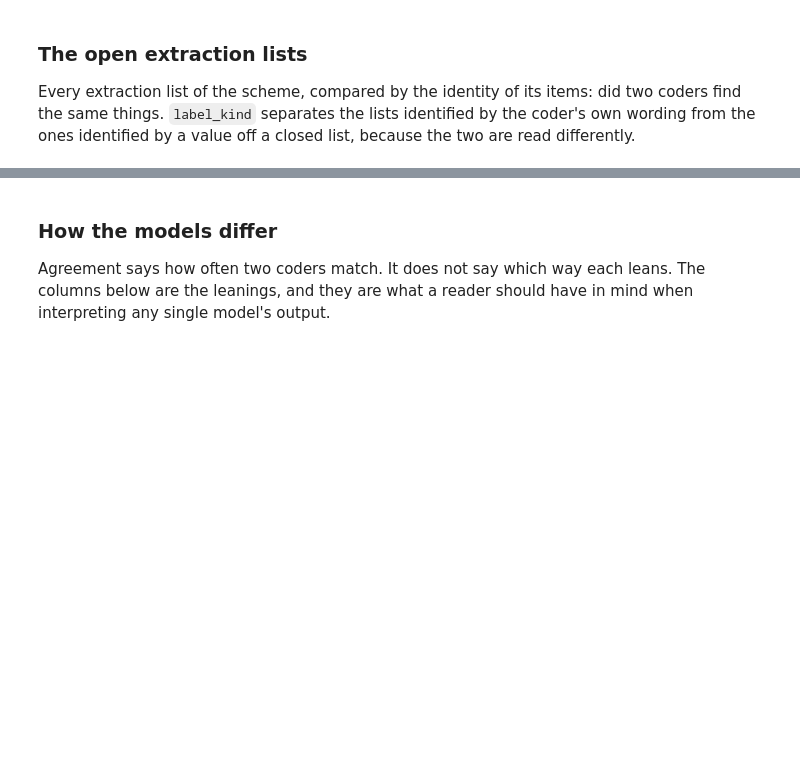
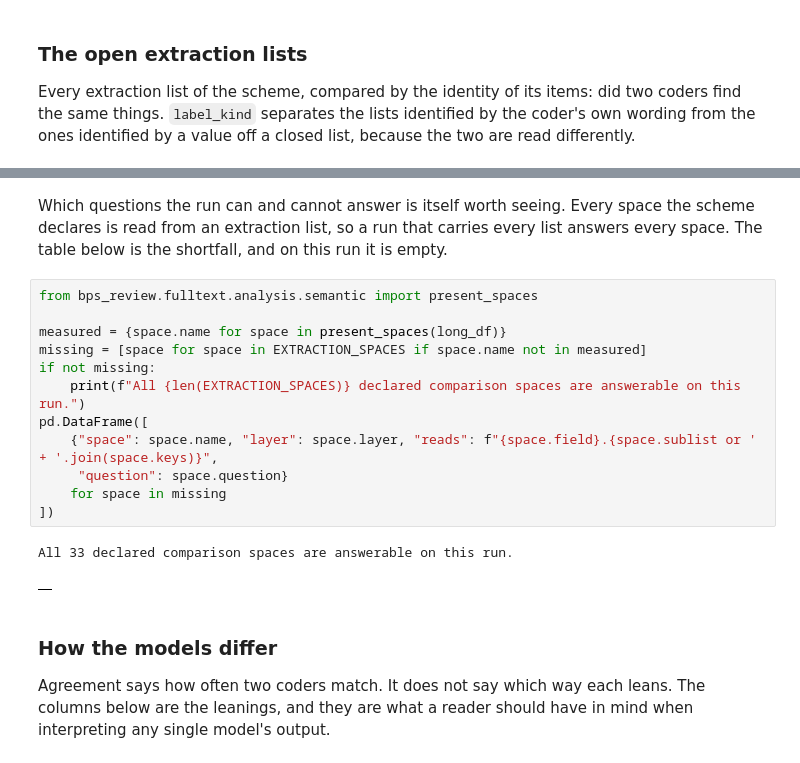
Before and after one commit to stvsever/SystematicReview_on_BioPsychoSocialModel_in_ChronicPainResearch, a Jupyter notebook: src/04_notebooks/02_fulltextlevel_testrun.ipynb, the cells around one changed output, grey strips where cells are left out. Drawn from its saved outputs; the diff is of its cells as text; blank space fills up the shorter version.

```diff
--- a/src/04_notebooks/02_fulltextlevel_testrun.ipynb
+++ b/src/04_notebooks/02_fulltextlevel_testrun.ipynb
@@ -687,3 +762,22 @@ pd.DataFrame([
+# %% [markdown]
+Which questions the run can and cannot answer is itself worth seeing. Every space the scheme
+declares is read from an extraction list, so a run that carries every list answers every space.
+The table below is the shortfall, and on this run it is empty.
+# %%
+from bps_review.fulltext.analysis.semantic import present_spaces
+
+measured = {space.name for space in present_spaces(long_df)}
+missing = [space for space in EXTRACTION_SPACES if space.name not in measured]
+if not missing:
+    print(f"All {len(EXTRACTION_SPACES)} declared comparison spaces are answerable on this run.")
+pd.DataFrame([
+    {"space": space.name, "layer": space.layer, "reads": f"{space.field}.{space.sublist or ' + '.join(space.keys)}",
+     "question": space.question}
+    for space in missing
+])
+# %% [output]
+All 33 declared comparison spaces are answerable on this run.
+|  |
 # %% [markdown]
 ### How the models differ
 
```
Also changed, not shown: parts of 51 cells of this notebook, 50 other files.
